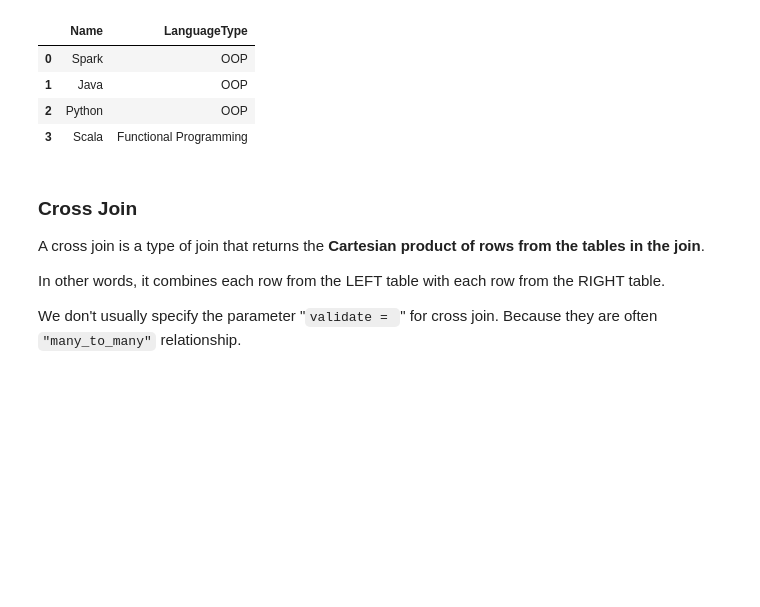
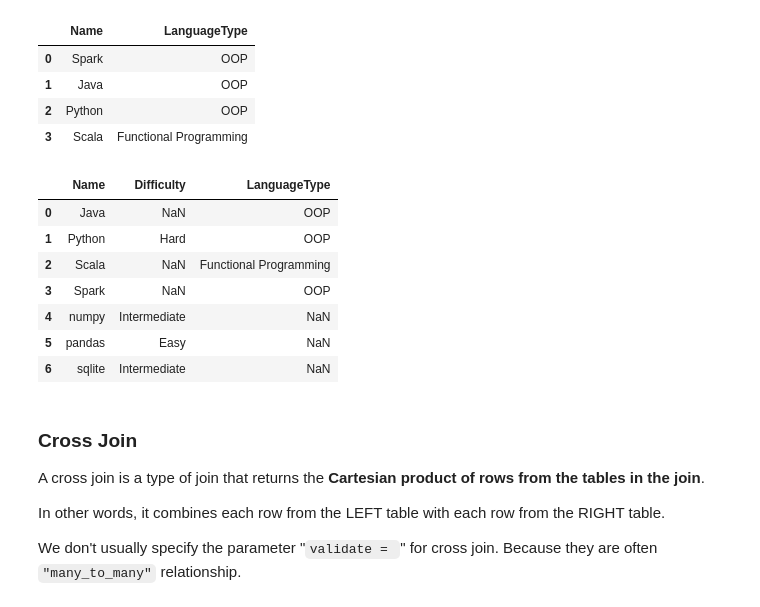
Before and after one commit to gmseong/BAM5103, a Jupyter notebook: session_5_join_and_combine_datasets.ipynb, the cells around one changed output. Cells and saved outputs as stored; diff of their text form; code cells hidden in the pictures; blank space fills up the shorter version.

```diff
--- a/session_5_join_and_combine_datasets.ipynb
+++ b/session_5_join_and_combine_datasets.ipynb
@@ -277,3 +305,15 @@ df2
+# %%
+# your turn.
+pd.merge(df1, df2, how="outer", on="Name")
+# %% [output]
+|  | Name | Difficulty | LanguageType |
+| 0 | Java | NaN | OOP |
+| 1 | Python | Hard | OOP |
+| 2 | Scala | NaN | Functional Programming |
+| 3 | Spark | NaN | OOP |
+| 4 | numpy | Intermediate | NaN |
+| 5 | pandas | Easy | NaN |
+| 6 | sqlite | Intermediate | NaN |
 # %% [markdown]
 ### Cross Join
 
```
Also changed, not shown: parts of 16 cells of this notebook.
